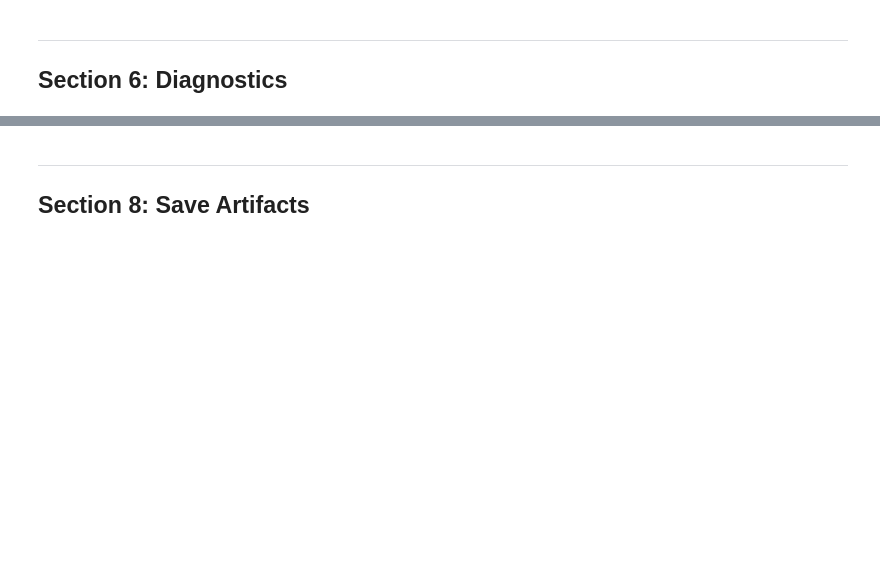
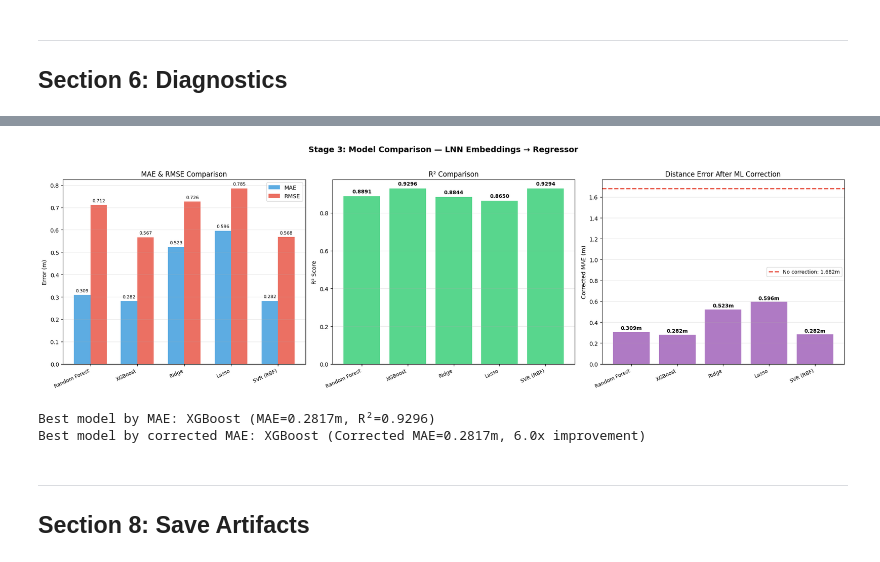
Before and after one commit to jonathanljc/capstone, a Jupyter notebook: lnn/stage3_ranging_error.ipynb, the cells around one changed output, grey strips where cells are left out. Drawn from its saved outputs; the diff is of its cells as text; code cells hidden in the pictures; blank space fills up the shorter version.

```diff
--- a/lnn/stage3_ranging_error.ipynb
+++ b/lnn/stage3_ranging_error.ipynb
@@ -866,3 +786,75 @@ plt.show()
+# %%
+# ==========================================
+# MODEL COMPARISON VISUALIZATION
+# ==========================================
+model_names = list(results.keys())
+maes = [results[n]["MAE (m)"] for n in model_names]
+rmses = [results[n]["RMSE (m)"] for n in model_names]
+r2s = [results[n]["R²"] for n in model_names]
+corr_maes = [results[n]["Corrected MAE (m)"] for n in model_names]
+
+fig, axs = plt.subplots(1, 3, figsize=(20, 6))
+
+# 1. MAE & RMSE comparison
+ax = axs[0]
+x = np.arange(len(model_names))
+w = 0.35
+bars1 = ax.bar(x - w/2, maes, w, color='#3498db', alpha=0.8, label='MAE')
+bars2 = ax.bar(x + w/2, rmses, w, color='#e74c3c', alpha=0.8, label='RMSE')
+ax.set_xticks(x)
+ax.set_xticklabels(model_names, rotation=25, ha='right', fontsize=9)
+ax.set_ylabel('Error (m)')
+ax.set_title('MAE & RMSE Comparison')
+ax.legend()
+ax.grid(True, alpha=0.3, axis='y')
+for bar in bars1:
+    ax.text(bar.get_x() + bar.get_width()/2, bar.get_height() + 0.01,
+            f'{bar.get_height():.3f}', ha='center', va='bottom', fontsize=8)
+for bar in bars2:
+    ax.text(bar.get_x() + bar.get_width()/2, bar.get_height() + 0.01,
+            f'{bar.get_height():.3f}', ha='center', va='bottom', fontsize=8)
+
+# 2. R² comparison
+ax = axs[1]
+colors = ['#2ecc71' if r > 0 else '#e74c3c' for r in r2s]
+bars = ax.bar(model_names, r2s, color=colors, alpha=0.8)
+ax.set_xticklabels(model_names, rotation=25, ha='right', fontsize=9)
+ax.set_ylabel('R² Score')
+ax.set_title('R² Comparison')
+ax.grid(True, alpha=0.3, axis='y')
+ax.axhline(y=0, color='black', ls='-', lw=0.5)
+for bar, val in zip(bars, r2s):
+    ax.text(bar.get_x() + bar.get_width()/2, bar.get_height() + 0.01,
+            f'{val:.4f}', ha='center', va='bottom', fontsize=9, fontweight='bold')
+
+# 3. Corrected MAE (practical improvement)
+ax = axs[2]
+raw_mae_val = np.abs(dh_test - dd_test).mean()
+bars = ax.bar(model_names, corr_maes, color='#9b59b6', alpha=0.8)
+ax.axhline(y=raw_mae_val, color='#e74c3c', ls='--', lw=2, label=f'No correction: {raw_mae_val:.3f}m')
+ax.set_xticklabels(model_names, rotation=25, ha='right', fontsize=9)
+ax.set_ylabel('Corrected MAE (m)')
+ax.set_title('Distance Error After ML Correction')
+ax.legend(fontsize=9)
+ax.grid(True, alpha=0.3, axis='y')
+for bar, val in zip(bars, corr_maes):
+    ax.text(bar.get_x() + bar.get_width()/2, bar.get_height() + 0.01,
+            f'{val:.3f}m', ha='center', va='bottom', fontsize=9, fontweight='bold')
+
+plt.suptitle('Stage 3: Model Comparison — LNN Embeddings → Regressor',
+             fontsize=14, fontweight='bold', y=1.02)
+plt.tight_layout()
+plt.show()
+
+# Best model summary
+best_name = min(results, key=lambda n: results[n]["MAE (m)"])
+print(f"\nBest model by MAE: {best_name} (MAE={results[best_name]['MAE (m)']:.4f}m, R²={results[best_name]['R²']:.4f})")
+best_corr = min(results, key=lambda n: results[n]["Corrected MAE (m)"])
+print(f"Best model by corrected MAE: {best_corr} (Corrected MAE={results[best_corr]['Corrected MAE (m)']:.4f}m, {results[best_corr]['Improvement']:.1f}x improvement)")
+# %% [output]
+[figure, added]
+Best model by MAE: XGBoost (MAE=0.2817m, R²=0.9296)
+Best model by corrected MAE: XGBoost (Corrected MAE=0.2817m, 6.0x improvement)
 # %% [markdown]
 ---
 ## Section 8: Save Artifacts
```
Also changed, not shown: parts of 15 cells of this notebook, 33 other files.
